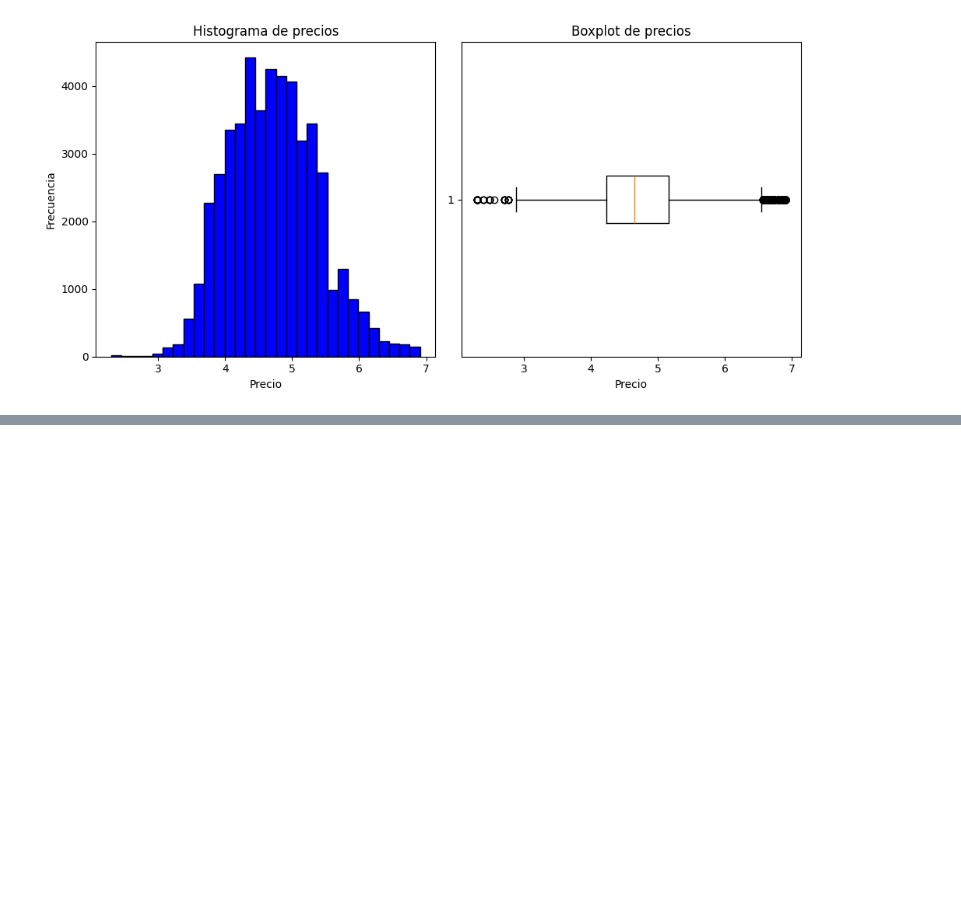
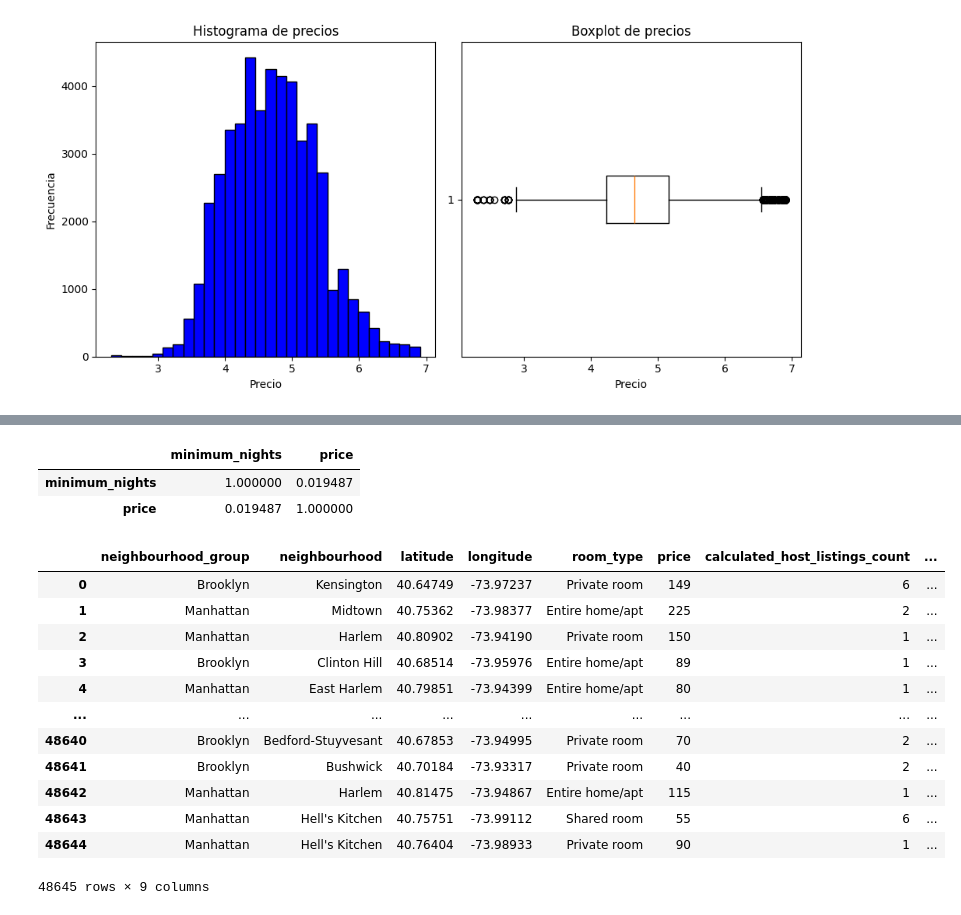
Before and after one commit to patriciamv97/machine-learning-python-template, a Jupyter notebook: src/explore.ipynb, the cells around one changed output, grey strips where cells are left out. Saved outputs shown, nothing was run; the diff lists cells and outputs as text; code cells hidden in the pictures; blank space fills up the shorter version.

```diff
--- a/src/explore.ipynb
+++ b/src/explore.ipynb
@@ -83,4 +124,4 @@ dtype: int64
 # %%
-data.drop(['id', 'name', 'host_id', 'host_name', 'last_review', 'reviews_per_month'], axis=1, inplace=True)
-print(data.head())
+data.drop(['id', 'name', 'host_id', 'host_name', 'number_of_reviews','last_review', 'reviews_per_month'], axis=1, inplace=True)
+data.head()
 # %% [output]
@@ -175,3 +179,8 @@ data.drop(data[data['price'] > 1000].index, axis=0, inplace=True)
+# %%
+# Es posible que al filtrar y eliminar algunas filas del DataFrame original usando el método dropna() con inplace=True, el índice del DataFrame no se haya ajustado correctamente,
+# lo que puede llevar a que el DataFrame resultante tenga índices adicionales que no corresponden a las filas eliminadas.
+
+data.reset_index(drop=True, inplace=True)  # Restablece el índice del DataFrame después de eliminar filas no deseadas
 # %%
 fig, axis = plt.subplots(2, 2, figsize = (10, 7))
 
@@ -253,13 +270,4 @@ dtype: int64
 # %%
-from sklearn.preprocessing import OneHotEncoder
-
-
-# Variables independientes/dependiente
-x = data.drop(['price', 'price_log'], axis=1)
-y = data['price_log']
-
-# Codificar variables categóricas utilizando OneHotEncoder
-
 # * OneHotEncoder: es una clase de scikit-learn que se utiliza para convertir variables categóricas en representaciones numéricas.
 # Crea columnas de variables dummy para cada categoría única en la variable categórica original.
 
@@ -270,27 +278,3 @@ y = data['price_log']
 # * sparse=False: eeste parámetro sparse=False se utiliza para indicar que no queremos que el resultado sea una matriz dispersa (sparse matrix)
 # Por defecto, OneHotEncoder devuelve una matriz dispersa, que es eficiente en cuanto al uso de memoria cuando hay muchas categorías únicas.
 # Sin embargo, en este caso, especificamos sparse=False para obtener una matriz densa, que es más fácil de manejar y manipular en el contexto del análisis y modelado de datos.
-
-# Selecciona las columnas a codificar
-columns_to_encode = ['neighbourhood_group', 'neighbourhood']
-
-# Crea el codificador OneHotEncoder
-encoder = OneHotEncoder(drop='first')
-
-# Aplica el codificador y obtiene las columnas codificadas
-encoded_columns = encoder.fit_transform(data[columns_to_encode])
-
-# Obtén los nombres de las nuevas columnas generadas por OneHotEncoder
-encoded_column_names = encoder.get_feature_names_out(columns_to_encode)
-
-# Crea un DataFrame con las columnas codificadas
-encoded_columns_df = pd.DataFrame(encoded_columns, columns=encoded_column_names)
-
-
-# Elimina las columnas originales del DataFrame
-data.drop(columns_to_encode, axis=1, inplace=True)
-
-# Concatena las columnas codificadas con el DataFrame original
-data_encoded = pd.concat([data, encoded_columns_df], axis=1)
-
-print(data_encoded)
@@ -376,0 +337,24 @@ print(data_encoded.head())
+# %%
+data_encoded.corr()
+data[['minimum_nights', 'price']].corr()
+# %% [output]
+|  | minimum_nights | price |
+| minimum_nights | 1.000000 | 0.019487 |
+| price | 0.019487 | 1.000000 |
+# %%
+data.drop('minimum_nights', axis=1, inplace=True)
+data
+# %% [output]
+|  | neighbourhood_group | neighbourhood | latitude | longitude | room_type | price | calculated_host_listings_count | ... |
+| 0 | Brooklyn | Kensington | 40.64749 | -73.97237 | Private room | 149 | 6 | ... |
+| 1 | Manhattan | Midtown | 40.75362 | -73.98377 | Entire home/apt | 225 | 2 | ... |
+| 2 | Manhattan | Harlem | 40.80902 | -73.94190 | Private room | 150 | 1 | ... |
+| 3 | Brooklyn | Clinton Hill | 40.68514 | -73.95976 | Entire home/apt | 89 | 1 | ... |
+| 4 | Manhattan | East Harlem | 40.79851 | -73.94399 | Entire home/apt | 80 | 1 | ... |
+| ... | ... | ... | ... | ... | ... | ... | ... | ... |
+| 48640 | Brooklyn | Bedford-Stuyvesant | 40.67853 | -73.94995 | Private room | 70 | 2 | ... |
+| 48641 | Brooklyn | Bushwick | 40.70184 | -73.93317 | Private room | 40 | 2 | ... |
+| 48642 | Manhattan | Harlem | 40.81475 | -73.94867 | Entire home/apt | 115 | 1 | ... |
+| 48643 | Manhattan | Hell's Kitchen | 40.75751 | -73.99112 | Shared room | 55 | 6 | ... |
+| 48644 | Manhattan | Hell's Kitchen | 40.76404 | -73.98933 | Private room | 90 | 1 | ... |
+48645 rows × 9 columns
```
Also changed, not shown: parts of 24 cells of this notebook.
